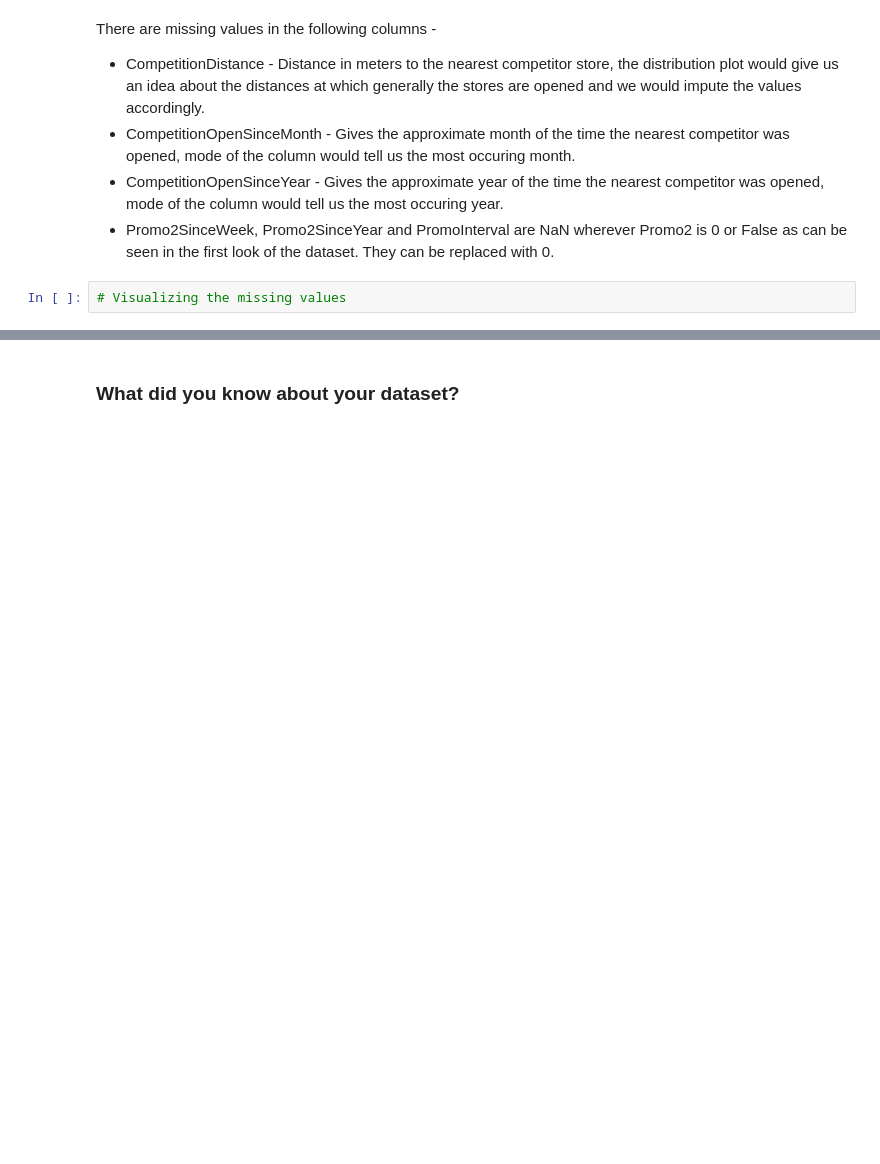
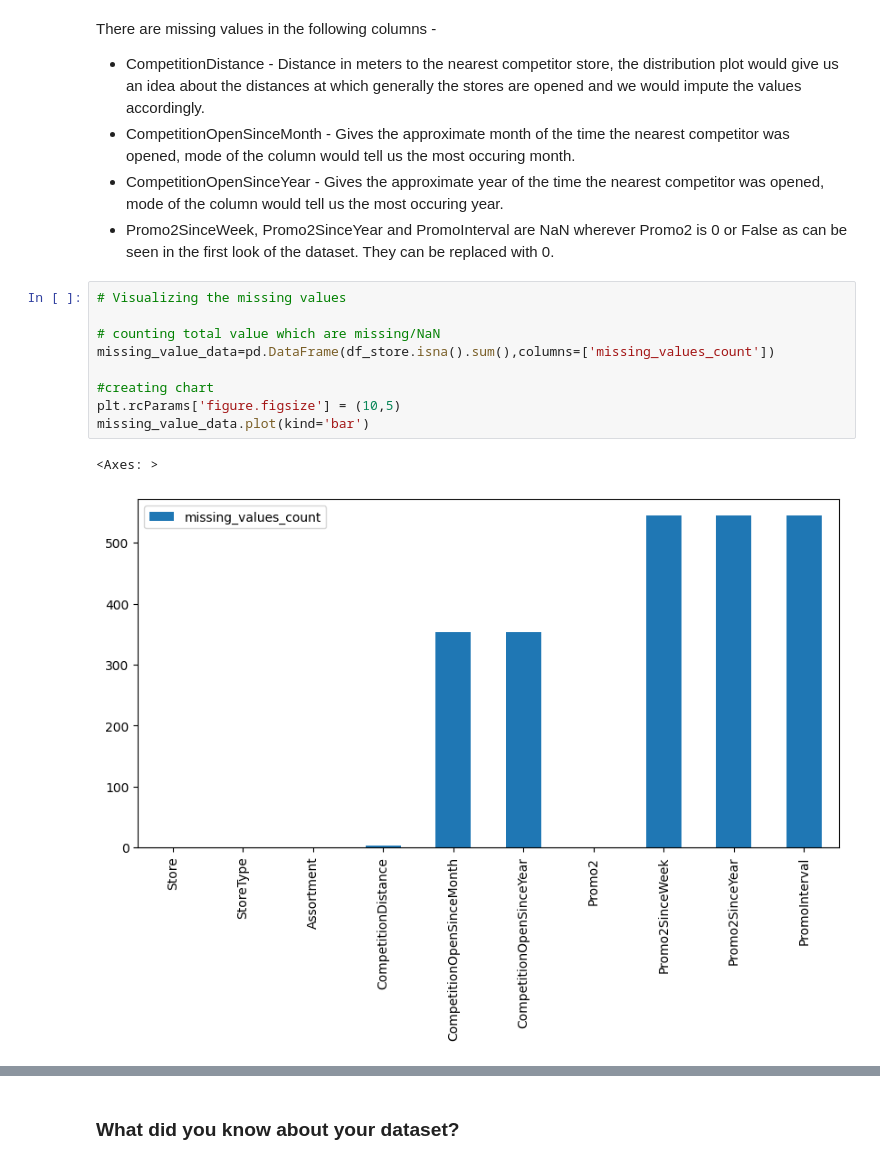
Before and after one commit to kapilkukreja469/Retail_sales_pridiction, a Jupyter notebook: Retail_sales_pridiction_Kapil_kukreja.ipynb, the cells around one changed output, grey strips where cells are left out. Saved outputs shown, nothing was run; the diff lists cells and outputs as text; blank space fills up the shorter version.

```diff
--- a/Retail_sales_pridiction_Kapil_kukreja.ipynb
+++ b/Retail_sales_pridiction_Kapil_kukreja.ipynb
@@ -295,5 +296,15 @@ There are missing values in the following columns -
 * CompetitionOpenSinceMonth - Gives the approximate month of the time the nearest competitor was opened, mode of the column would tell us the most occuring month.
 * CompetitionOpenSinceYear - Gives the approximate year of the time the nearest competitor was opened, mode of the column would tell us the most occuring year.
 * Promo2SinceWeek, Promo2SinceYear and PromoInterval are NaN wherever Promo2 is 0 or False as can be seen in the first look of the dataset. They can be replaced with 0.
-# %%
-# Visualizing the missing values
+# %%
+# Visualizing the missing values
+
+# counting total value which are missing/NaN
+missing_value_data=pd.DataFrame(df_store.isna().sum(),columns=['missing_values_count'])
+
+#creating chart
+plt.rcParams['figure.figsize'] = (10,5)
+missing_value_data.plot(kind='bar')
+# %% [output]
+<Axes: >
+[figure, added]
```
Also changed, not shown: parts of 6 cells of this notebook.
